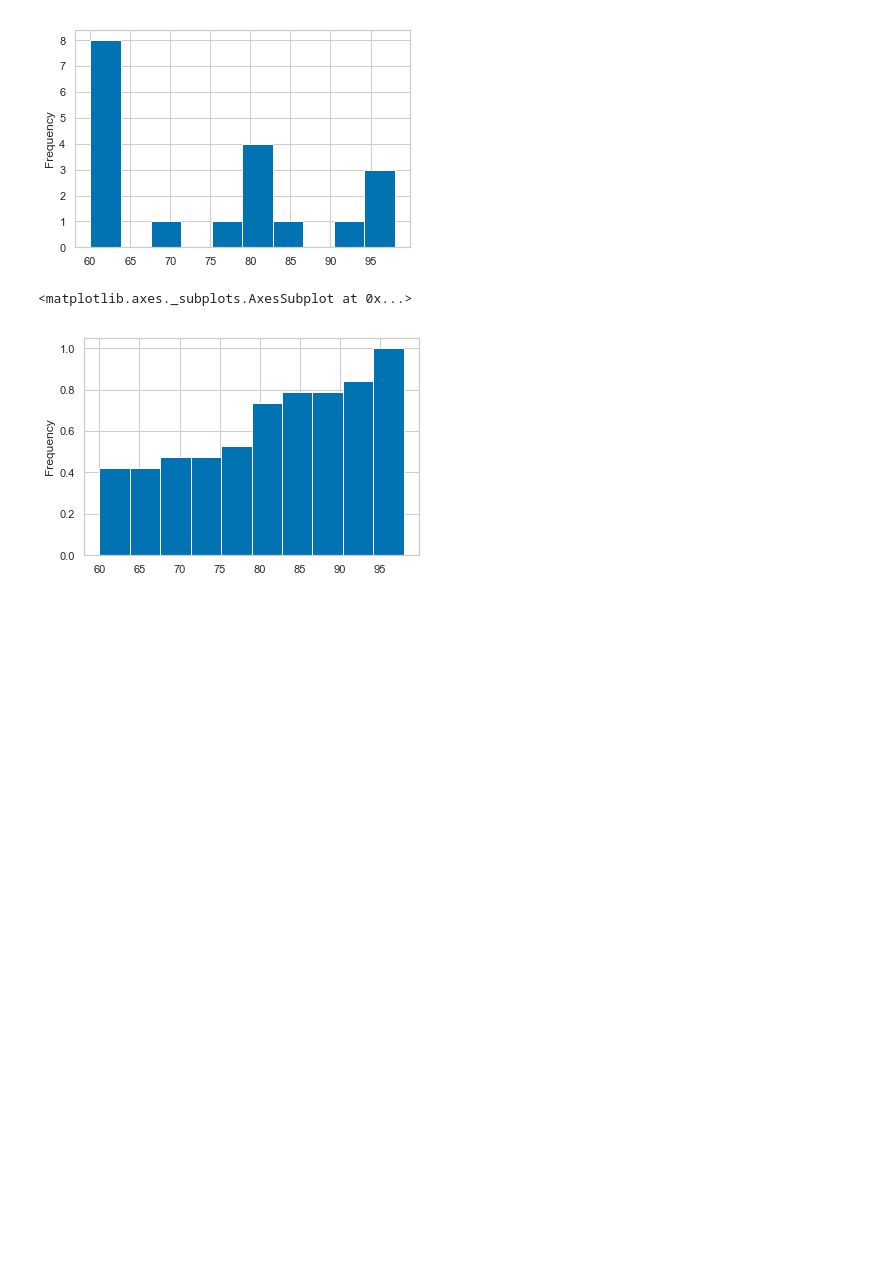
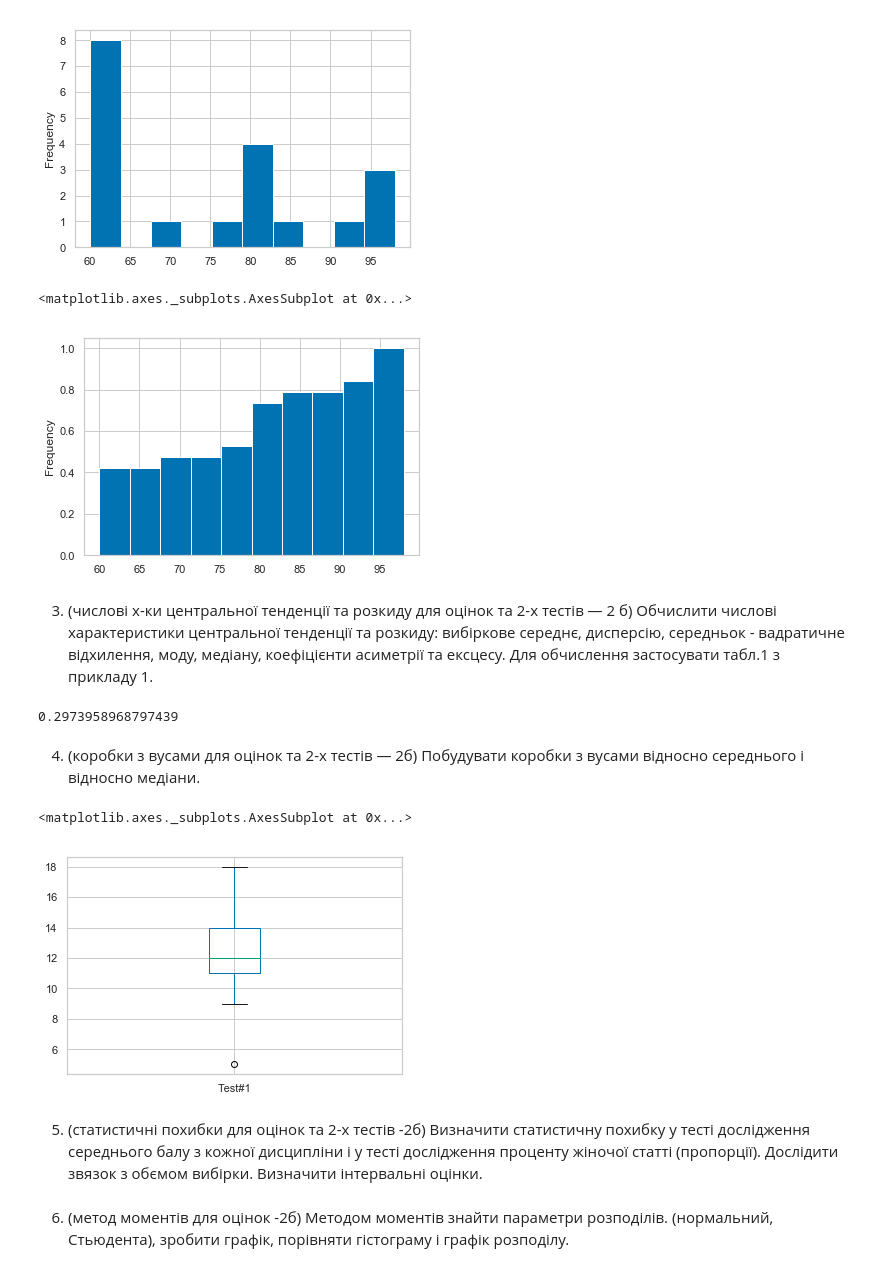
Before and after one commit to EddieKro/Data-Analysis, a Jupyter notebook: projects/poll/PM4_EDA.ipynb, the cells around one changed output. Saved outputs shown, nothing was run; the diff lists cells and outputs as text; code cells hidden in the pictures; blank space fills up the shorter version.

```diff
--- a/projects/poll/PM4_EDA.ipynb
+++ b/projects/poll/PM4_EDA.ipynb
@@ -163,3 +197,5 @@ data[grade_cols[0]].plot(kind='hist',cumulative=True,density=True)
 # %% [output]
 <matplotlib.axes._subplots.AxesSubplot at 0x...>
 [figure]
+# %% [markdown]
+3. (числові х-ки центральної тенденції та розкиду для оцінок та 2-х тестів — 2 б) Обчислити числові характеристики центральної тенденції та розкиду: вибіркове середнє, дисперсію, середньок - вадратичне відхилення, моду, медіану, коефіцієнти асиметрії та ексцесу. Для обчислення застосувати табл.1 з прикладу 1.
@@ -165,0 +204,17 @@ data[grade_cols[0]].plot(kind='hist',cumulative=True,density=True)
+# %%
+kurtosis(data['ТЙМС'])
+skew(data['ТЙМС'])
+# %% [output]
+0.2973958968797439
+# %% [markdown]
+4. (коробки з вусами для оцінок та 2-х тестів — 2б) Побудувати коробки з вусами відносно середнього і відносно медіани.
+# %%
+tests = ['Test#1','Test#2: Мат.Фіз. - інтерпретація','Test#2: ТПП - інтерпретація','Test#2: АД - інтерпретація']
+data[tests[0]].plot(kind='box',)
+# %% [output]
+<matplotlib.axes._subplots.AxesSubplot at 0x...>
+[figure, added]
+# %% [markdown]
+5. (статистичні похибки для оцінок та 2-х тестів -2б) Визначити статистичну похибку у тесті дослідження середнього балу з кожної дисципліни і у тесті дослідження проценту жіночої статті  (пропорції). Дослідити звязок з обємом вибірки. Визначити інтервальні оцінки.
+# %% [markdown]
+6. (метод моментів для оцінок -2б) Методом моментів знайти параметри розподілів. (нормальний, Стьюдента), зробити графік, порівняти гістограму і графік розподілу.
```
Also changed, not shown: parts of 22 cells of this notebook, 5 other files.
